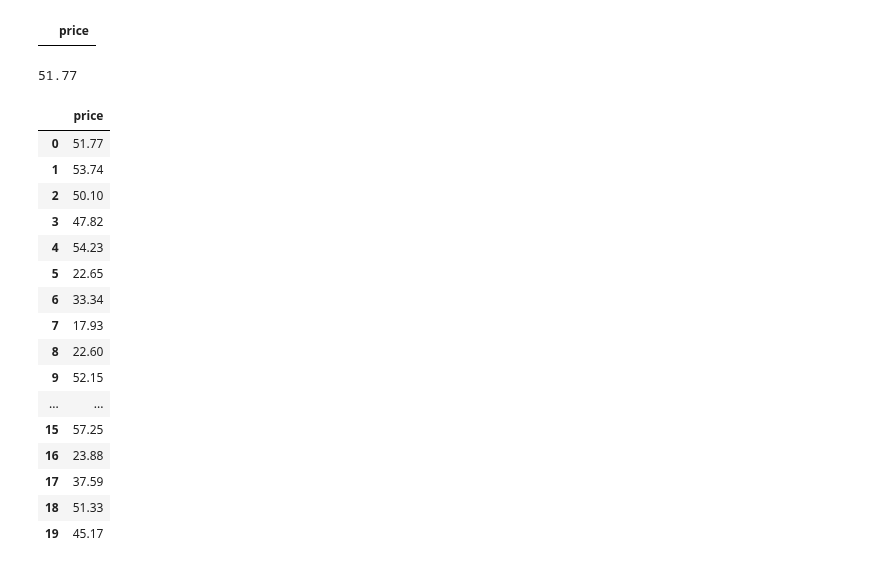
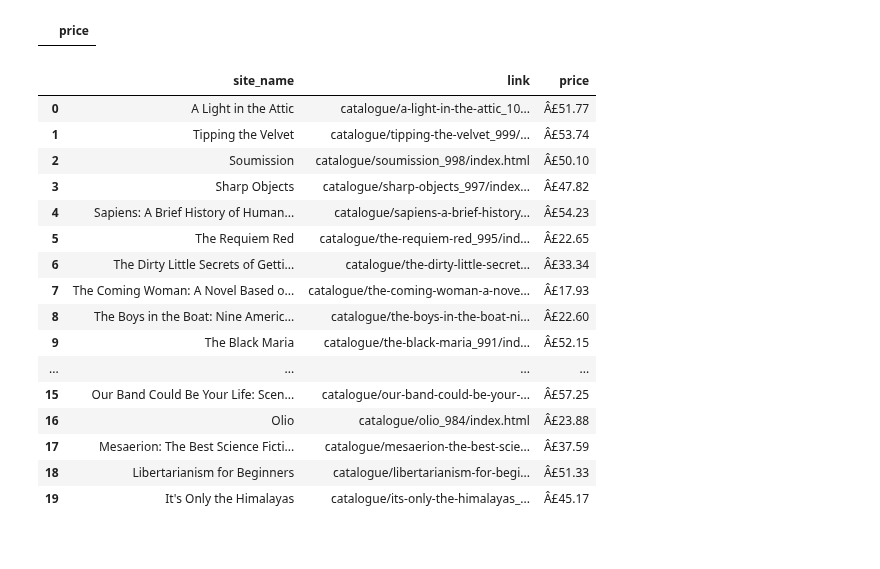
Before and after one commit to ehernandez0904/Data-101-Fall-2025, a Jupyter notebook: Day12/Day12-HW.ipynb, the cells around one changed output. Saved outputs shown, nothing was run; the diff lists cells and outputs as text; code cells hidden in the pictures.

```diff
--- a/Day12/Day12-HW.ipynb
+++ b/Day12/Day12-HW.ipynb
@@ -406,31 +406,51 @@ DF
 # %% [output]
 |  | price |
 # %%
- result = soup.find_all('p', class_ = 'price_color')
+# Step 1: Get all the book containers
+books = soup.find_all('article', class_='product_pod')
+
+# Step 2: Extract book names, links, and prices from each book
+book_names = []
+book_links = []
+book_prices = []
+
+for book in books:
+    # name
+    name = book.h3.a['title']
+    book_names.append(name)
+
+    # link
+    link = book.h3.a['href']
+    book_links.append(link)
+
+    # price
+    price = book.find('p', class_='price_color').text.strip()
+    book_prices.append(price)
+
+# Step 3: Combine all into one DataFrame
+DF = pd.DataFrame({
+    'site_name': book_names,
+    'link': book_links,
+    'price': book_prices
+})
+
+# Step 4: Display the table
+DF
+# %% [output]
+|  | site_name | link | price |
+| 0 | A Light in the Attic | catalogue/a-light-in-the-attic_10... | Â£51.77 |
+| 1 | Tipping the Velvet | catalogue/tipping-the-velvet_999/... | Â£53.74 |
+| 2 | Soumission | catalogue/soumission_998/index.html | Â£50.10 |
+| 3 | Sharp Objects | catalogue/sharp-objects_997/index... | Â£47.82 |
+| 4 | Sapiens: A Brief History of Human... | catalogue/sapiens-a-brief-history... | Â£54.23 |
+| 5 | The Requiem Red | catalogue/the-requiem-red_995/ind... | Â£22.65 |
+| 6 | The Dirty Little Secrets of Getti... | catalogue/the-dirty-little-secret... | Â£33.34 |
+| 7 | The Coming Woman: A Novel Based o... | catalogue/the-coming-woman-a-nove... | Â£17.93 |
+| 8 | The Boys in the Boat: Nine Americ... | catalogue/the-boys-in-the-boat-ni... | Â£22.60 |
+| 9 | The Black Maria | catalogue/the-black-maria_991/ind... | Â£52.15 |
+| ... | ... | ... | ... |
+| 15 | Our Band Could Be Your Life: Scen... | catalogue/our-band-could-be-your-... | Â£57.25 |
+| 16 | Olio | catalogue/olio_984/index.html | Â£23.88 |
+| 17 | Mesaerion: The Best Science Ficti... | catalogue/mesaerion-the-best-scie... | Â£37.59 |
+| 18 | Libertarianism for Beginners | catalogue/libertarianism-for-begi... | Â£51.33 |
+| 19 | It's Only the Himalayas | catalogue/its-only-the-himalayas_... | Â£45.17 |
-# %%
-float(result [0].text.replace('Â','').replace ('£',''))
-# %% [output]
-51.77
-# %%
-DF=pd.DataFrame()
-DF['price'] = result
-DF['price'] = DF['price'].apply(lambda x: float(x.text.replace('Â','').replace ('£','')))
-DF
-# %% [output]
-|  | price |
-| 0 | 51.77 |
-| 1 | 53.74 |
-| 2 | 50.10 |
-| 3 | 47.82 |
-| 4 | 54.23 |
-| 5 | 22.65 |
-| 6 | 33.34 |
-| 7 | 17.93 |
-| 8 | 22.60 |
-| 9 | 52.15 |
-| ... | ... |
-| 15 | 57.25 |
-| 16 | 23.88 |
-| 17 | 37.59 |
-| 18 | 51.33 |
-| 19 | 45.17 |
```
Also changed, not shown: parts of 1 cell of this notebook.
